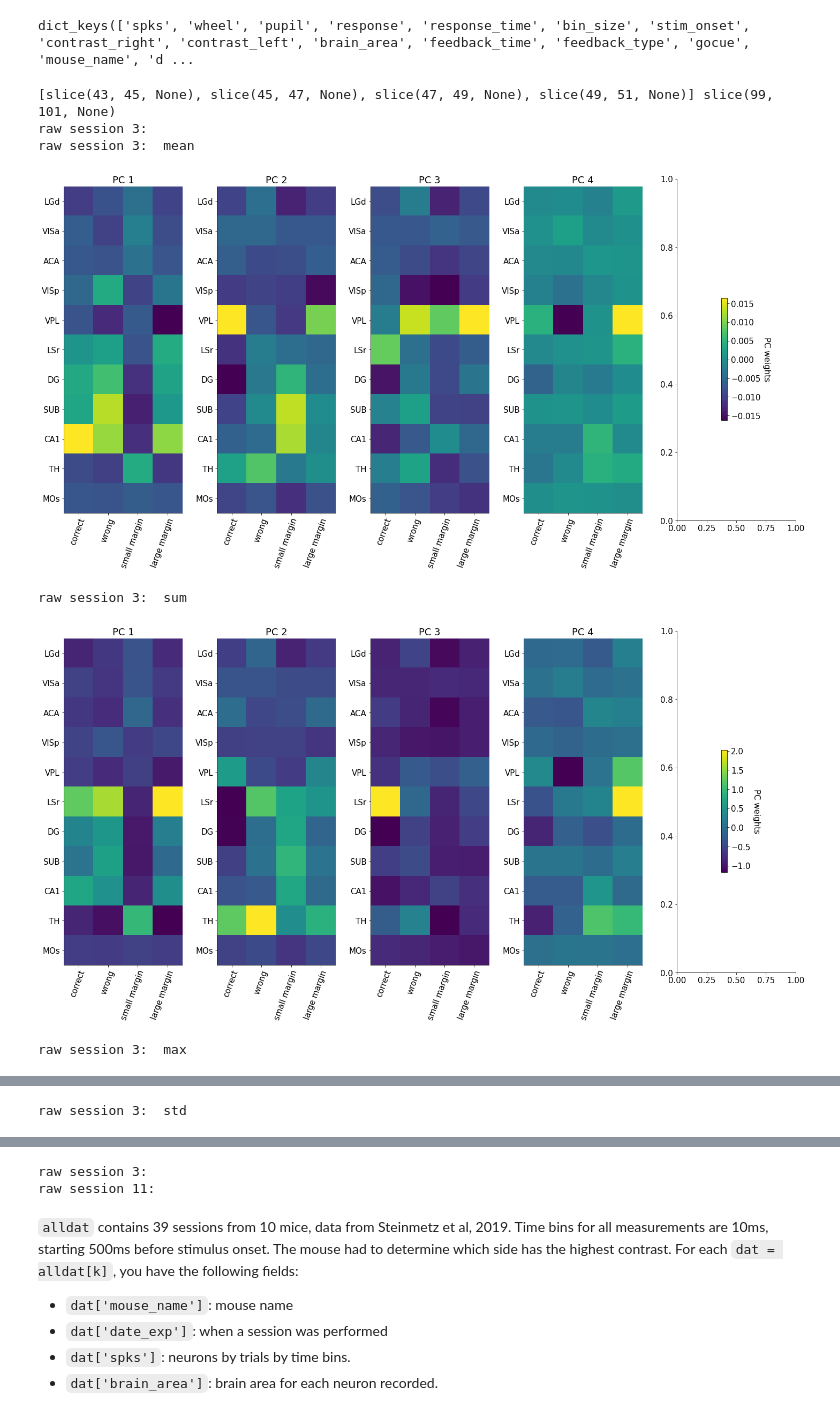
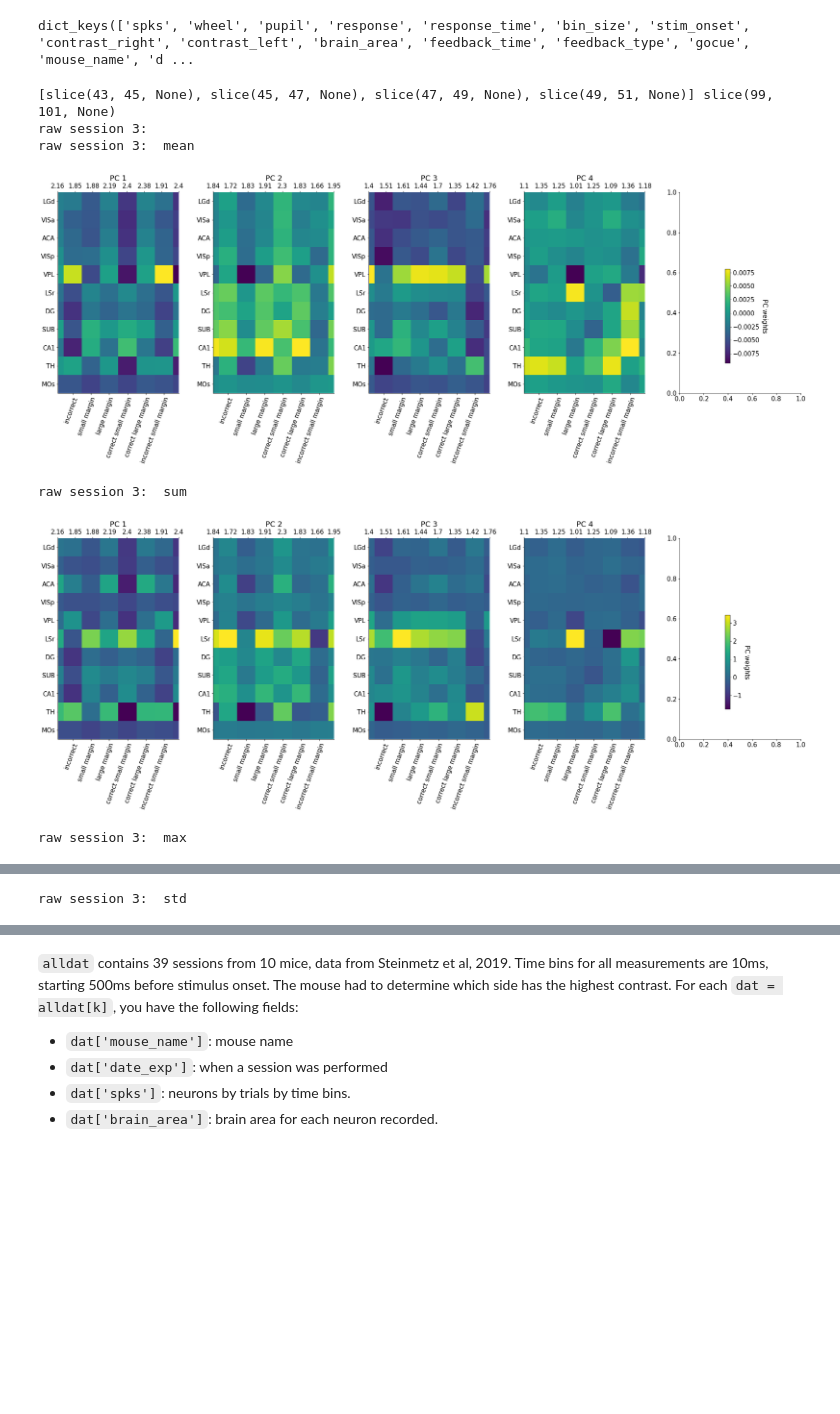
Before and after one commit to mitchellostrow/NM2020, a Jupyter notebook: lsd_427.ipynb, the cells around one changed output, grey strips where cells are left out. Cells and saved outputs as stored; diff of their text form; code cells hidden in the pictures; blank space fills up the shorter version.

Commit message:
updated pixel's PCA,the heatmap's x-axis is a bit glitchy.

```diff
--- a/lsd_427.ipynb
+++ b/lsd_427.ipynb
@@ -187,6 +187,7 @@ def VarHunter427(dat, time_seg = None, nPC = 4, all_regions = True \
     else:
       nSlice = len(time_seg)
     PCperSlice = np.zeros((nSlice, nPC, nN)) # principal axes 3D np.arr (nSlice, nPC, n_features)
+    varperSlice = np.zeros((nSlice, nPC)) # variance each PC explained
     for i in range(nSlice):
       droll = np.reshape(dat['spks'][:,:,time_seg[i]], (nN,-1)) if not flag_TrialWise \
          else np.reshape(dat['spks'][:,filters_[i],time_seg[0]], (nN,-1))
@@ -195,6 +196,7 @@ def VarHunter427(dat, time_seg = None, nPC = 4, all_regions = True \
       model = PCA(n_components = nPC).fit(droll.T) if not SPCA \
         else SparsePCA(n_components = nPC).fit(droll.T)
       PCperSlice[i,:,:] = model.components_
+      varperSlice[i,:] = model.explained_variance_ratio_
 
     # group neurons by brain regions and collapse PC weights in that region
     PCperSlice_regions = {} # store results using different aggregation methods
@@ -206,7 +208,7 @@ def VarHunter427(dat, time_seg = None, nPC = 4, all_regions = True \
         filter_ = np.isin(dat['brain_area'], [brain_arr[i]])
         PCperSlice_regions_[:,:,i] = methods[m](PCperSlice[:,:,filter_], axis = 2)
       PCperSlice_regions[methodsStr[m]] = PCperSlice_regions_
-    return brain_arr, PCperSlice, PCperSlice_regions
+    return brain_arr, PCperSlice, PCperSlice_regions, varperSlice
 
 def BrainRegions427(alldat, nestedSort = True):
   """ Given alldat: see returns for the purpose of this function
@@ -268,7 +270,7 @@ def trialPreprocessing427(dat):
   #                             response != 0 )
 
 def HeatMapTSegXBrainReg(PCperSlice_regions, brain_arr \
-                       , choice_PC = [0,1,2,3], x_arr = None):
+                       , choice_PC = [0,1,2,3], x_arr = [], x2_arr = []):
   """
     Args:
     PCperSlice_regions (np.arr; (nSlice, nPC, len(brain_arr)):
@@ -283,12 +285,14 @@ def HeatMapTSegXBrainReg(PCperSlice_regions, brain_arr \
       PC index to display heat map on
     x_arr (list of strings): e.g., ['hiContrast', 'loContrast']
       x-axis labels; len(x_arr) = PCperSlice_regions.shape[0]
+    x2_arr (2D array; (nSlice, nPC)):
+      similar to x_arr, but displayed variance, positioned on top of each plot
   """
   xLen = PCperSlice_regions.shape[0] # x is time segment slices
   yLen = PCperSlice_regions.shape[2] # y is brain region
 
   #fig, ax = plt.subplots() # create a plot
-  fig, axs = plt.subplots(1, len(choice_PC) + 1, figsize=(20, 10))
+  fig, axs = plt.subplots(1, len(choice_PC) + 1, figsize=(26, 10))
   # do min(4,nPC) components
   for pc in range(len(choice_PC)):
     theMatrix = PCperSlice_regions[:,choice_PC[pc],:].T # transpose it
@@ -302,7 +306,7 @@ def HeatMapTSegXBrainReg(PCperSlice_regions, brain_arr \
     """
     axs[pc].set_xticks(np.arange(xLen))
     axs[pc].set_yticks(np.arange(yLen))
-    if x_arr == None:
+    if not x_arr: # if x_arr is empty, which is by default
       x_arr = [str(i) for i in range(xLen)]
     axs[pc].set_xticklabels(x_arr)
     axs[pc].set_yticklabels(brain_arr)
@@ -315,6 +319,11 @@ def HeatMapTSegXBrainReg(PCperSlice_regions, brain_arr \
             text = axs[pc].text(x, y, theMatrix[y, x],
                           ha="center", va="center", color="w")
     """
+    if len(x2_arr) > 0: # make a second x-label
+      ax2 = axs[pc].twiny()
+      ax2.set_xticks(np.arange(xLen))
+      ax2.set_xticklabels(x2_arr[:, pc].round(decimals = 3).astype(str)) # round & cast
+      #plt.setp(ax2.get_xticklabels(), rotation=70, ha="right", rotation_mode="anchor")
     axs[pc].set_title("PC {p:.0f}".format(p = choice_PC[pc] + 1))
   # Create colorbar
   clb = fig.colorbar(im, ax=axs.ravel().tolist(), shrink = 0.42)
@@ -338,47 +347,57 @@ def listSlices(start, end, step = 1):
     currentStart += step
   return temp
 # %%
-sessions_PCA = [3]
+sessions_PCA = [3] # do session 3
 methodsStr = ['mean', 'sum', 'max', 'std']
 time_seg = listSlices(43, 101, step = 2) # 51 (index 4) is stim onset
 (51,70,120)
 print(time_seg[0:4], time_seg[-1])
-
+time_seg = [slice(51,75)]
 for s in sessions_PCA:
   response = alldat[s]['response'] # right - nogo - left (-1, 0, 1)
   vis_right = alldat[s]['contrast_right'] # 0 - low - high
   vis_left = alldat[s]['contrast_left'] # 0 - low - high
   is_correct = np.logical_and( np.sign(response)==np.sign(vis_left-vis_right),\
                               response != 0 )
   fil_0025 = WF_filter427(vis_left, vis_right, 0.0, 0.25) # {0,25}
   fil_2550 = WF_filter427(vis_left, vis_right, 0.25, 0.25) # {25,50}
   fil_0050 = WF_filter427(vis_left, vis_right, 0, 0.5) # {0,50}
   fil_50100 = WF_filter427(vis_left, vis_right, 0.5, 0.5) # {50,100}
   cor_0025 = np.logical_and(fil_0025, is_correct)
   cor_2550 = np.logical_and(fil_2550, is_correct)
   cor_0050 = np.logical_and(fil_0050, is_correct)
   cor_50100 = np.logical_and(fil_50100, is_correct)
   incor_0025 = np.logical_and(fil_0025, ~is_correct)
   incor_2550 = np.logical_and(fil_2550, ~is_correct)
   incor_0050 = np.logical_and(fil_0050, ~is_correct)
   incor_50100 = np.logical_and(fil_50100, ~is_correct)
 
   loMargin = WF_filter427(vis_left,vis_right,0.25,0.25,dir='BI')
   hiMargin = np.logical_or(WF_filter427(vis_left,vis_right,0.50,0.50,dir='BI') \
                            , WF_filter427(vis_left,vis_right,0.25,0.75,dir='BI'))
-  trial_seg = [is_correct, ~is_correct, loMargin, hiMargin]
-  x_arr = ['correct', 'wrong', 'small margin', 'large margin']
+  clm = np.logical_and(is_correct, loMargin)
+  chm = np.logical_and(is_correct, hiMargin)
+  iclm = np.logical_and(~is_correct, loMargin)
+  ichm = np.logical_and(~is_correct, hiMargin)
+  trial_seg = [is_correct, ~is_correct, loMargin, hiMargin, clm, chm, iclm, ichm]
+  x_arr = ['correct', 'incorrect' \
+         , 'small margin', 'large margin' \
+         , 'correct small margin', 'correct large margin' \
+         , 'incorrect small margin', 'incorrect large margin']
   print('raw session %0.f:' %s)
-  brain_arr, _, PCperSlice_regions = \
+  brain_arr, _, PCperSlice_regions, varperSlice = \
     VarHunter427(alldat[s], time_seg = time_seg, trial_seg = trial_seg, trial_seg_isBoolMask = True)
+  # make percentage by multiplying it by 100
+  varperSlice = varperSlice * 100
   for i in range(len(methodsStr)):
     print('raw session %0.f:' %s, ' %s' %methodsStr[i])
-    HeatMapTSegXBrainReg(PCperSlice_regions[methodsStr[i]], brain_arr, choice_PC = [0,1,2,3], x_arr = x_arr)
+    HeatMapTSegXBrainReg(PCperSlice_regions[methodsStr[i]], brain_arr \
+                       , choice_PC = [0,1,2,3], x_arr = x_arr, x2_arr = varperSlice)
 # %% [output]
 [slice(43, 45, None), slice(45, 47, None), slice(47, 49, None), slice(49, 51, None)] slice(99, 101, None)
 raw session 3:
 raw session 3:  mean
-[figure, old version]
+[figure, new version]
 raw session 3:  sum
-[figure, old version]
+[figure, new version]
 raw session 3:  max
@@ -388,16 +407,3 @@ raw session 3:  std
-# %%
-#@title store Sparse PCA data
-sessions_SPCA = [3, 11]
-methodsStr = ['mean', 'sum', 'max', 'std']
-time_seg = listSlices(43, 101, step = 2) # 51 (index 4) is stim onset
-SPCA_brain_arr = dict()
-SPCA_PCperSlice_regions = dict()
-for s in sessions_SPCA:
-  print('raw session %0.f:' %s)
-  brain_arr, _, PCperSlice_regions = VarHunter427(alldat[s], time_seg = time_seg, nPC = 4)
-# %% [output]
-raw session 3:
-raw session 11:
 # %%
 brainRegions, sessionList, neuronNumList = BrainRegions427(alldat)
 
```
Also changed, not shown: parts of 1 cell of this notebook.
